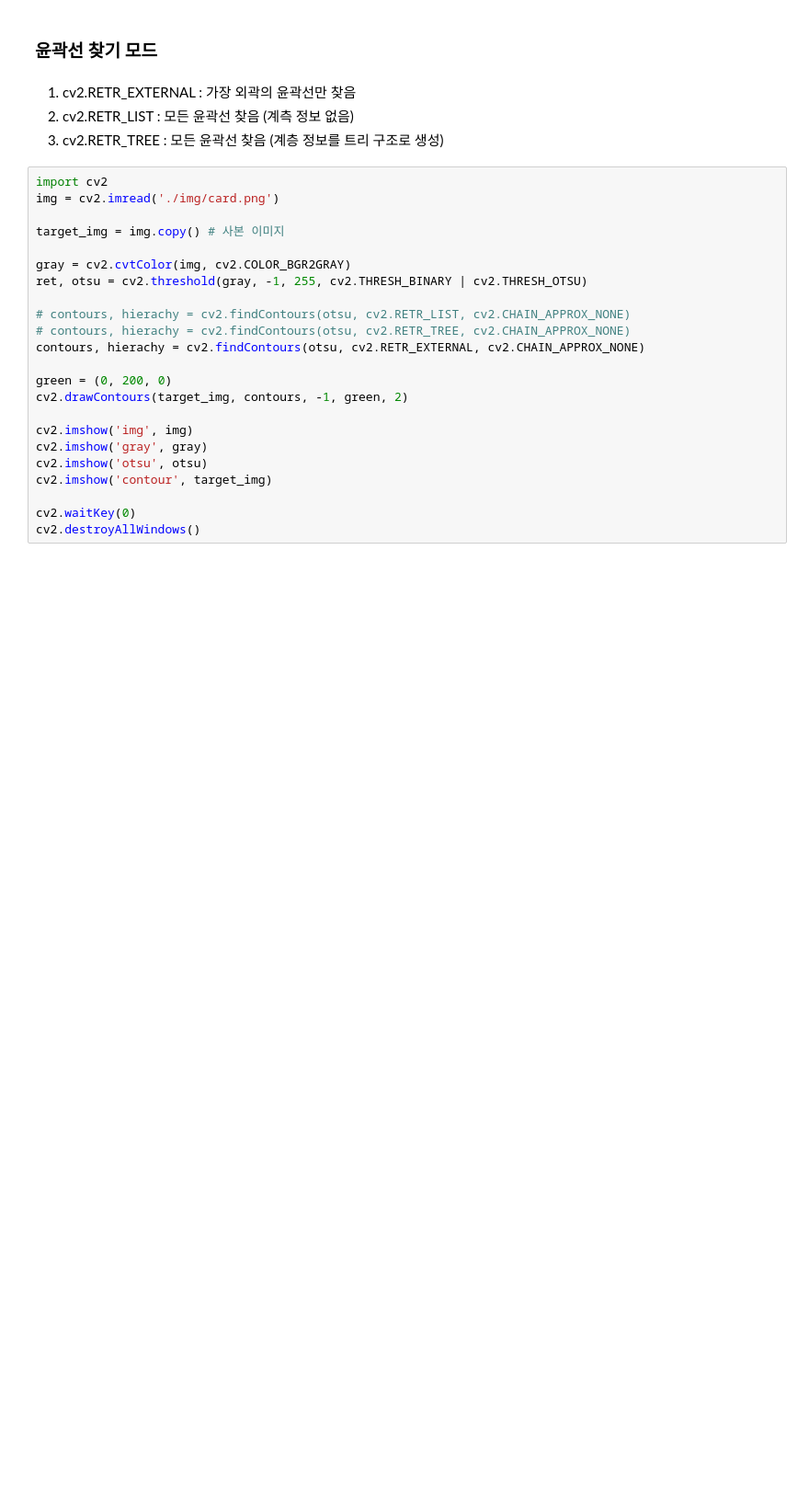
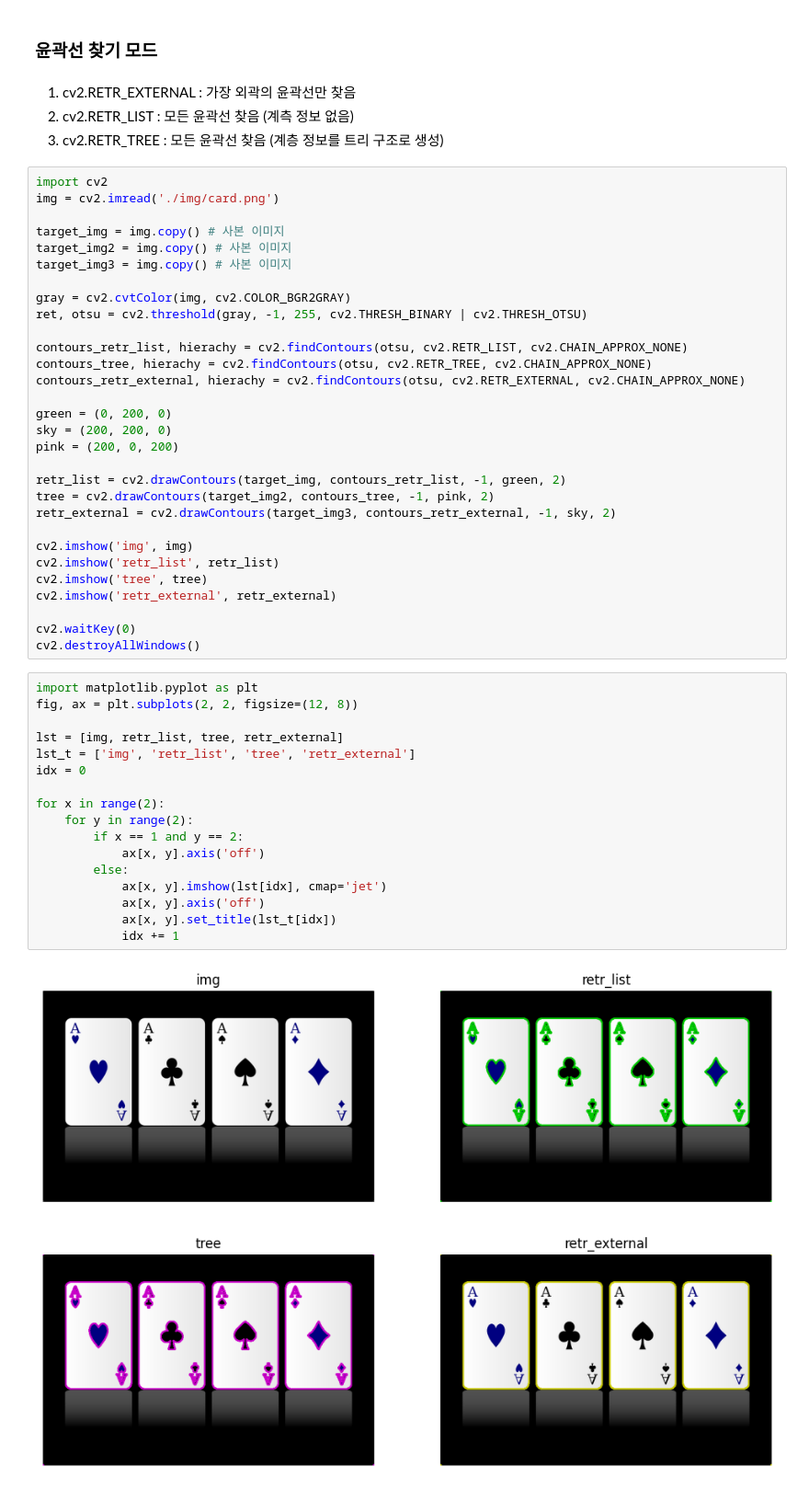
Before and after one commit to koreanbulbasaur/nadocoding_study, a Jupyter notebook: PythonImageWorkspace/OpenCV/18_contour.ipynb, the cells around one changed output. Shown at 92% size. Cells and saved outputs as stored; diff of their text form; blank space fills up the shorter version.

```diff
--- a/PythonImageWorkspace/OpenCV/18_contour.ipynb
+++ b/PythonImageWorkspace/OpenCV/18_contour.ipynb
@@ -54,21 +54,47 @@ import cv2
 img = cv2.imread('./img/card.png')
 
 target_img = img.copy() # 사본 이미지
+target_img2 = img.copy() # 사본 이미지
+target_img3 = img.copy() # 사본 이미지
 
 gray = cv2.cvtColor(img, cv2.COLOR_BGR2GRAY)
 ret, otsu = cv2.threshold(gray, -1, 255, cv2.THRESH_BINARY | cv2.THRESH_OTSU)
 
-# contours, hierachy = cv2.findContours(otsu, cv2.RETR_LIST, cv2.CHAIN_APPROX_NONE)
-# contours, hierachy = cv2.findContours(otsu, cv2.RETR_TREE, cv2.CHAIN_APPROX_NONE)
-contours, hierachy = cv2.findContours(otsu, cv2.RETR_EXTERNAL, cv2.CHAIN_APPROX_NONE)
+contours_retr_list, hierachy = cv2.findContours(otsu, cv2.RETR_LIST, cv2.CHAIN_APPROX_NONE)
+contours_tree, hierachy = cv2.findContours(otsu, cv2.RETR_TREE, cv2.CHAIN_APPROX_NONE)
+contours_retr_external, hierachy = cv2.findContours(otsu, cv2.RETR_EXTERNAL, cv2.CHAIN_APPROX_NONE)
 
 green = (0, 200, 0)
-cv2.drawContours(target_img, contours, -1, green, 2)
+sky = (200, 200, 0)
+pink = (200, 0, 200)
+
+retr_list = cv2.drawContours(target_img, contours_retr_list, -1, green, 2)
+tree = cv2.drawContours(target_img2, contours_tree, -1, pink, 2)
+retr_external = cv2.drawContours(target_img3, contours_retr_external, -1, sky, 2)
 
 cv2.imshow('img', img)
-cv2.imshow('gray', gray)
-cv2.imshow('otsu', otsu)
-cv2.imshow('contour', target_img)
+cv2.imshow('retr_list', retr_list)
+cv2.imshow('tree', tree)
+cv2.imshow('retr_external', retr_external)
 
 cv2.waitKey(0)
 cv2.destroyAllWindows()
+# %%
+import matplotlib.pyplot as plt
+fig, ax = plt.subplots(2, 2, figsize=(12, 8))
+
+lst = [img, retr_list, tree, retr_external]
+lst_t = ['img', 'retr_list', 'tree', 'retr_external']
+idx = 0
+
+for x in range(2):
+    for y in range(2):
+        if x == 1 and y == 2:
+            ax[x, y].axis('off')
+        else:
+            ax[x, y].imshow(lst[idx], cmap='jet')
+            ax[x, y].axis('off')
+            ax[x, y].set_title(lst_t[idx])
+            idx += 1
+# %% [output]
+[figure, added]
```
